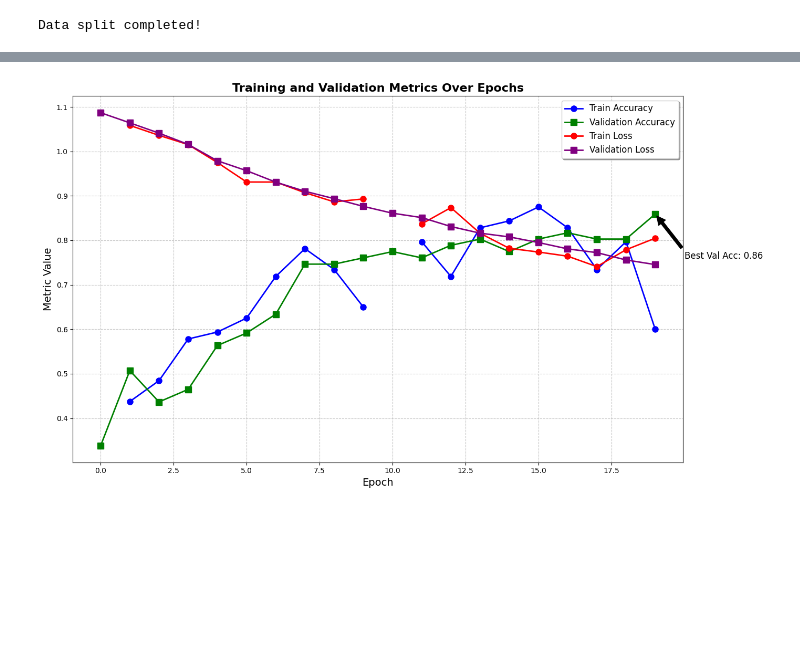
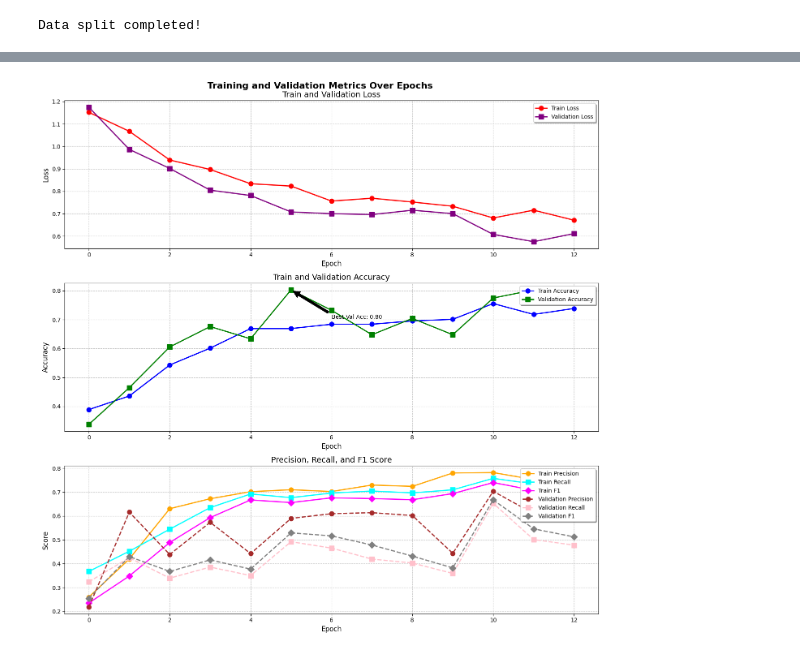
Before and after one commit to ccomkhj/Lightening_Classifier, a Jupyter notebook: main.ipynb, the cells around one changed output, grey strips where cells are left out. Cells and saved outputs as stored; diff of their text form; code cells hidden in the pictures; blank space fills up the shorter version.

Commit message:
recall f1 precision included

```diff
--- a/main.ipynb
+++ b/main.ipynb
@@ -173,60 +209,69 @@ def plot_metrics(csv_directory, highest_version=None):
     if not version_folders:
         raise FileNotFoundError("No version folders found in the directory.")
 
     # Determine the highest version number
     if highest_version is None:
         highest_version = max(version_folders, key=lambda v: int(v.split('_')[1]))
     csv_path = os.path.join(csv_directory, str(highest_version), 'metrics.csv')
 
     # Load the CSV data into a DataFrame
     df = pd.read_csv(csv_path)
 
     # Replace empty strings with NaN and convert to appropriate data types for plotting
     df = df.replace('', float('nan'))
 
     # Group by epoch and calculate mean values for each epoch
     df_epoch = df.groupby('epoch').mean().reset_index()
 
-    # Plot the metrics over epochs
-    plt.figure(figsize=(14, 8))
+    # Create subplots
+    fig, axes = plt.subplots(3, 1, figsize=(14, 14))
+    fig.suptitle('Training and Validation Metrics Over Epochs', fontsize=16, fontweight='bold')
 
-    # Plot training accuracy
-    plt.plot(df_epoch['epoch'], df_epoch['train_acc'], label='Train Accuracy', marker='o', color='blue', linestyle='-', linewidth=2, markersize=8)
+    # Plot 1: Train/Val Loss
+    axes[0].plot(df_epoch['epoch'], df_epoch['train_loss_epoch'], label='Train Loss', marker='o', color='red', linestyle='-', linewidth=2, markersize=8)
+    axes[0].plot(df_epoch['epoch'], df_epoch['val_loss'], label='Validation Loss', marker='s', color='purple', linestyle='-', linewidth=2, markersize=8)
+    axes[0].set_xlabel('Epoch', fontsize=12)
+    axes[0].set_ylabel('Loss', fontsize=12)
+    axes[0].set_title('Train and Validation Loss', fontsize=14)
+    axes[0].legend(loc='upper right', fontsize=10, frameon=True, shadow=True, facecolor='white')
+    axes[0].grid(True, linestyle='--', alpha=0.7)
 
-    # Plot validation accuracy
-    plt.plot(df_epoch['epoch'], df_epoch['val_acc'], label='Validation Accuracy', marker='s', color='green', linestyle='-', linewidth=2, markersize=8)
-
-    # Plot training loss
-    plt.plot(df_epoch['epoch'], df_epoch['train_loss'], label='Train Loss', marker='o', color='red', linestyle='-', linewidth=2, markersize=8)
-
-    # Plot validation loss
-    plt.plot(df_epoch['epoch'], df_epoch['val_loss'], label='Validation Loss', marker='s', color='purple', linestyle='-', linewidth=2, markersize=8)
-
-    # Add a legend
-    plt.legend(loc='upper right', fontsize=12, frameon=True, shadow=True, facecolor='white')
-
-    # Add labels and title
-    plt.xlabel('Epoch', fontsize=14)
-    plt.ylabel('Metric Value', fontsize=14)
-    plt.title('Training and Validation Metrics Over Epochs', fontsize=16, fontweight='bold')
-
-    # Add grid lines
-    plt.grid(True, linestyle='--', alpha=0.7)
+    # Plot 2: Train/Val Accuracy
+    axes[1].plot(df_epoch['epoch'], df_epoch['train_acc_epoch'], label='Train Accuracy', marker='o', color='blue', linestyle='-', linewidth=2, markersize=8)
+    axes[1].plot(df_epoch['epoch'], df_epoch['val_acc'], label='Validation Accuracy', marker='s', color='green', linestyle='-', linewidth=2, markersize=8)
+    axes[1].set_xlabel('Epoch', fontsize=12)
+    axes[1].set_ylabel('Accuracy', fontsize=12)
+    axes[1].set_title('Train and Validation Accuracy', fontsize=14)
+    axes[1].legend(loc='upper right', fontsize=10, frameon=True, shadow=True, facecolor='white')
+    axes[1].grid(True, linestyle='--', alpha=0.7)
 
     # Add annotations for the best validation accuracy
     best_val_acc_epoch = df_epoch['val_acc'].idxmax()
     best_val_acc = df_epoch.loc[best_val_acc_epoch, 'val_acc']
-    plt.annotate(f'Best Val Acc: {best_val_acc:.2f}',
-                 xy=(best_val_acc_epoch, best_val_acc),
-                 xytext=(best_val_acc_epoch + 1, best_val_acc - 0.1),
-                 arrowprops=dict(facecolor='black', shrink=0.05),
-                 fontsize=12)
+    axes[1].annotate(f'Best Val Acc: {best_val_acc:.2f}',
+                     xy=(best_val_acc_epoch, best_val_acc),
+                     xytext=(best_val_acc_epoch + 1, best_val_acc - 0.1),
+                     arrowprops=dict(facecolor='black', shrink=0.05),
+                     fontsize=10)
 
-    # Show the plot
+    # Plot 3: Precision, Recall, F1
+    axes[2].plot(df_epoch['epoch'], df_epoch['train_precision_epoch'], label='Train Precision', marker='o', color='orange', linestyle='-', linewidth=2, markersize=8)
+    axes[2].plot(df_epoch['epoch'], df_epoch['train_recall_epoch'], label='Train Recall', marker='s', color='cyan', linestyle='-', linewidth=2, markersize=8)
+    axes[2].plot(df_epoch['epoch'], df_epoch['train_f1_epoch'], label='Train F1', marker='D', color='magenta', linestyle='-', linewidth=2, markersize=8)
+    axes[2].plot(df_epoch['epoch'], df_epoch['val_precision'], label='Validation Precision', marker='o', color='brown', linestyle='--', linewidth=2, markersize=8)
+    axes[2].plot(df_epoch['epoch'], df_epoch['val_recall'], label='Validation Recall', marker='s', color='pink', linestyle='--', linewidth=2, markersize=8)
+    axes[2].plot(df_epoch['epoch'], df_epoch['val_f1'], label='Validation F1', marker='D', color='gray', linestyle='--', linewidth=2, markersize=8)
+    axes[2].set_xlabel('Epoch', fontsize=12)
+    axes[2].set_ylabel('Score', fontsize=12)
+    axes[2].set_title('Precision, Recall, and F1 Score', fontsize=14)
+    axes[2].legend(loc='upper right', fontsize=10, frameon=True, shadow=True, facecolor='white')
+    axes[2].grid(True, linestyle='--', alpha=0.7)
+
+    # Adjust layout
     plt.tight_layout()
     plt.show()
 
 # Example usage
 plot_metrics('lightning_logs')
 # %% [output]
-[figure, old version]
+[figure, new version]
```
Also changed, not shown: parts of 2 cells of this notebook, 1 other file.
